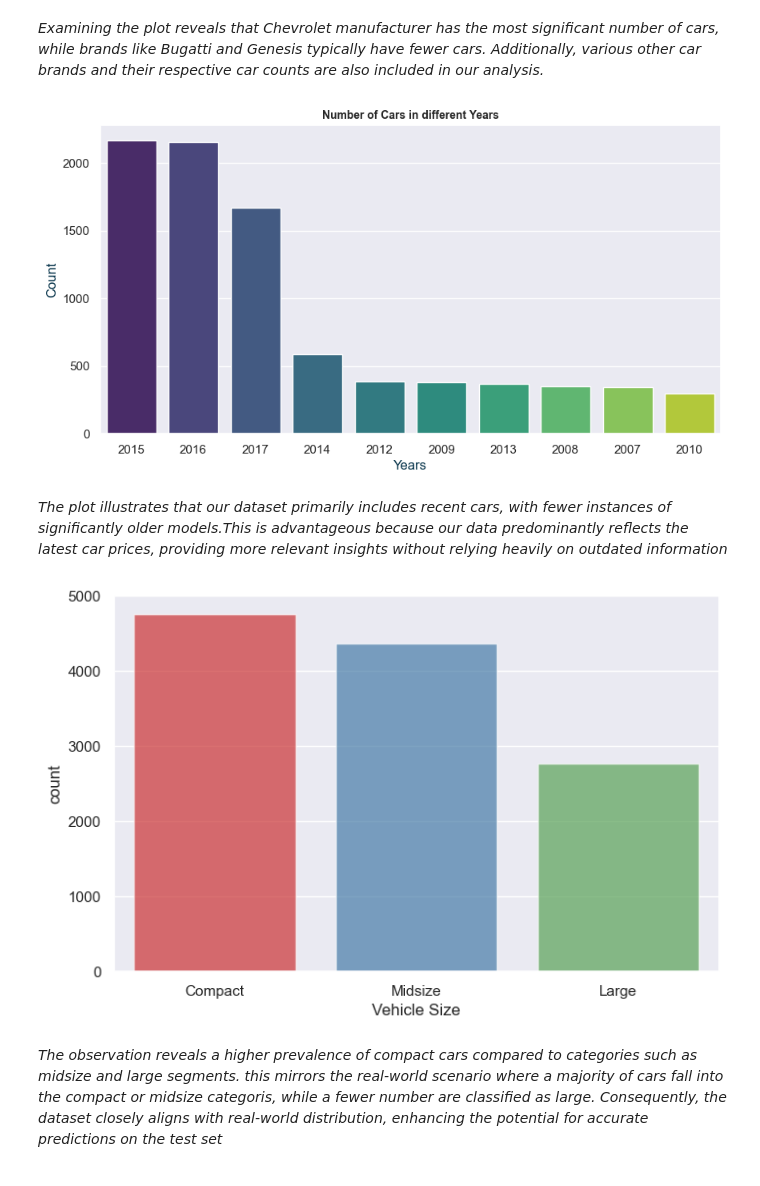
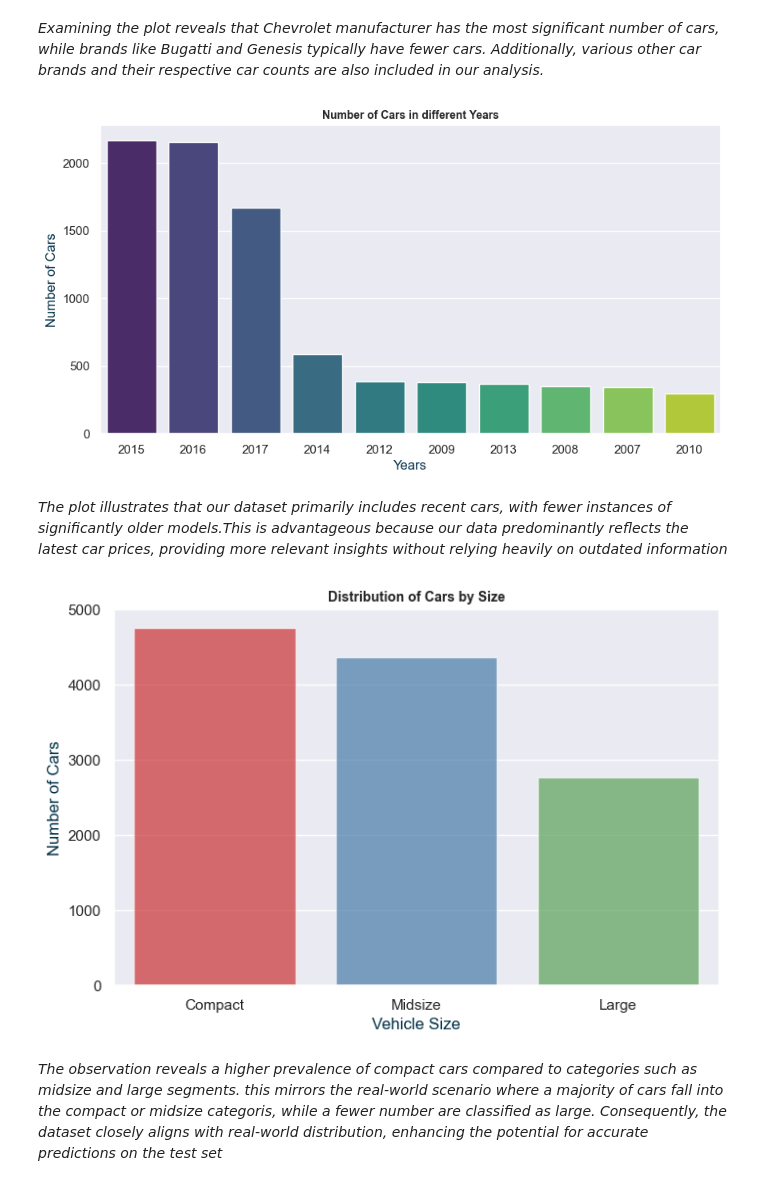
Before and after one commit to Shuhaib73/Price-Prediction-ML-Project, a Jupyter notebook: project.ipynb, the cells around one changed output. Drawn from its saved outputs; the diff is of its cells as text; code cells hidden in the pictures.

```diff
--- a/project.ipynb
+++ b/project.ipynb
@@ -131,21 +141,24 @@ sns.barplot(x='Year', y='count', data=count_cars_year, palette='viridis', order=
 
 plt.title('Number of Cars in different Years', fontdict={'weight': 'bold', 'fontsize': 10})
 plt.xlabel('Years', fontdict={'color': '#023047'})
-plt.ylabel('Count', fontdict={'color': '#023047'})
+plt.ylabel('Number of Cars', fontdict={'color': '#023047'})
 plt.show()
 # %% [output]
-[figure, old version]
+[figure, new version]
 # %% [markdown]
 *The plot illustrates that our dataset primarily includes recent cars, with fewer instances of significantly older models.This is advantageous because our data predominantly reflects the latest car prices, providing more relevant insights without relying heavily on outdated information*
 # %%
 # Create a count plot to visualize the distribution of vehicle sizes
 
 plt.figure(figsize=(8, 5))
 sns.countplot(x='Vehicle Size', data=df, palette='Set1', alpha=0.7)
 
+plt.title('Distribution of Cars by Size', fontdict={'weight': 'bold', 'fontsize': 10})
+plt.xlabel('Vehicle Size', fontdict={'color': '#023047'})
+plt.ylabel('Number of Cars', fontdict={'color': '#023047'})
 plt.show()
 # %% [output]
-[figure, old version]
+[figure, new version]
 # %% [markdown]
 *The observation reveals a higher prevalence of compact cars compared to categories such as midsize and large segments. this mirrors the real-world scenario where a majority of cars fall into the compact or midsize categoris, while a fewer number are classified as large. Consequently, the dataset closely aligns with real-world distribution, enhancing the potential for accurate predictions on the test set*
 # %%
```
Also changed, not shown: parts of 6 cells of this notebook, 9 other files.
